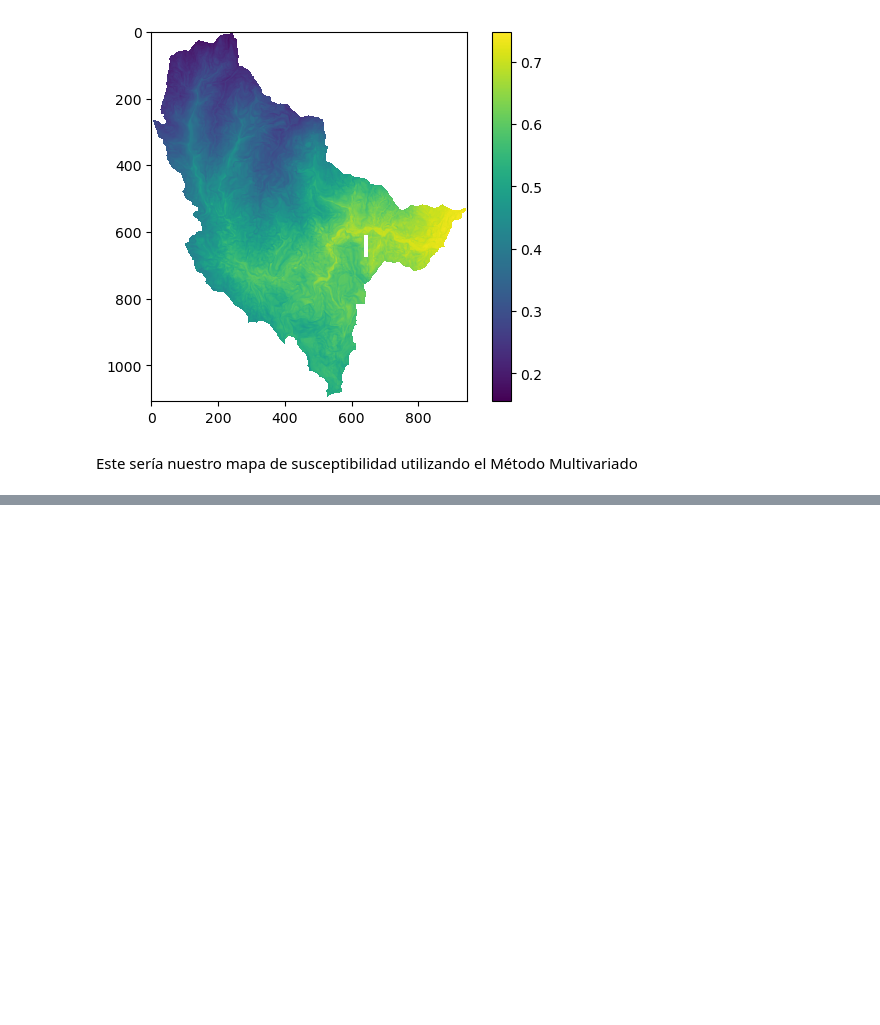
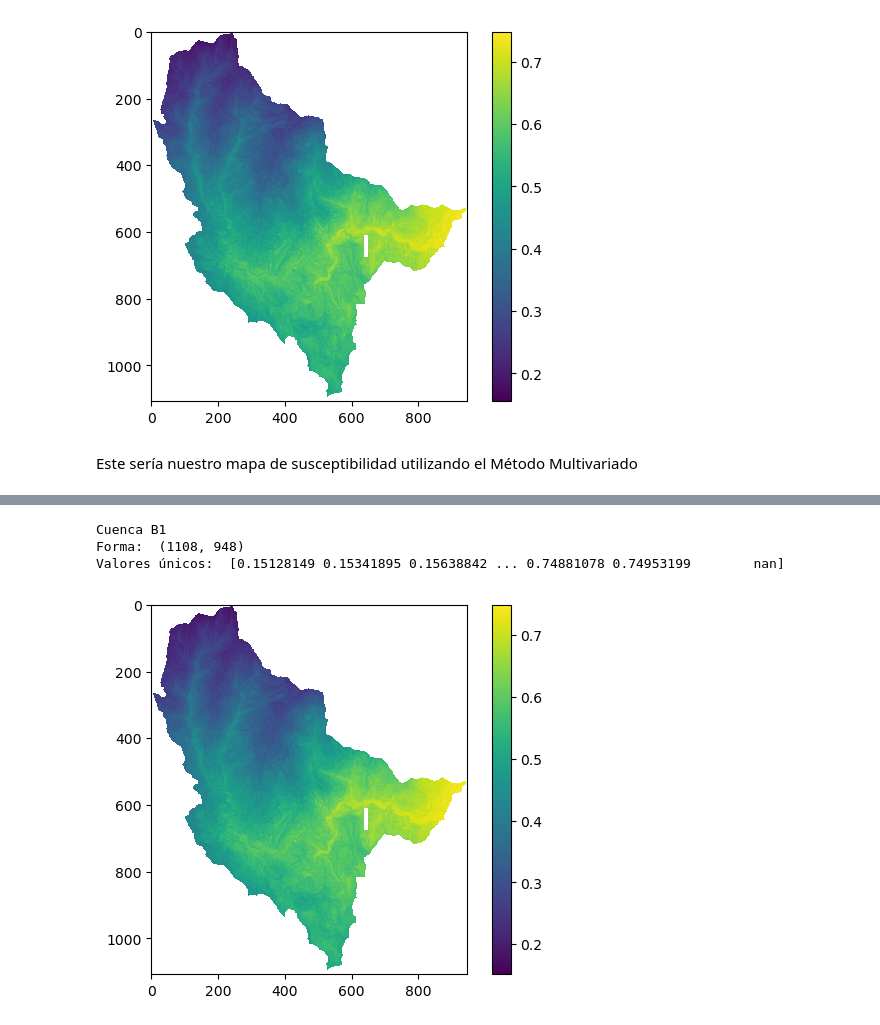
Before and after one commit to KevinVillegas407/Cartografia_Geotecnica, a Jupyter notebook: Taller_8 - Métodos Multivariados/Métodos_Multivariados.ipynb, the cells around one changed output, grey strips where cells are left out. Cells and saved outputs as stored; diff of their text form; code cells hidden in the pictures; blank space fills up the shorter version.

```diff
--- a/Taller_8 - Métodos Multivariados/Métodos_Multivariados.ipynb
+++ b/Taller_8 - Métodos Multivariados/Métodos_Multivariados.ipynb
@@ -415,0 +507,17 @@ Este sería nuestro mapa de susceptibilidad utilizando el Método Multivariado
+# %%
+cuencaForma = msk.copy()
+
+IS = y_pred.reshape(cuencaForma.shape)
+IS = np.where(cuencaForma == 1,IS, np.nan)
+#plt.figure(figsize=(40, 10))  # Ajusta el tamaño
+plt.imshow(IS)
+plt.colorbar();
+
+print('Cuenca B1')
+print('Forma: ', cuencaForma.shape)
+print('Valores únicos: ', np.unique(IS))
+# %% [output]
+Cuenca B1
+Forma:  (1108, 948)
+Valores únicos:  [0.15128149 0.15341895 0.15638842 ... 0.74881078 0.74953199        nan]
+[figure, added]
```
Also changed, not shown: parts of 12 cells of this notebook.
